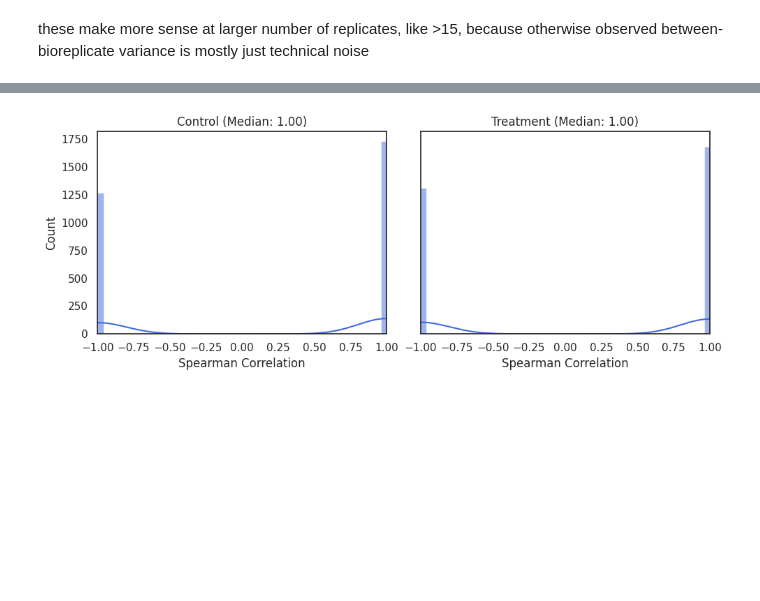
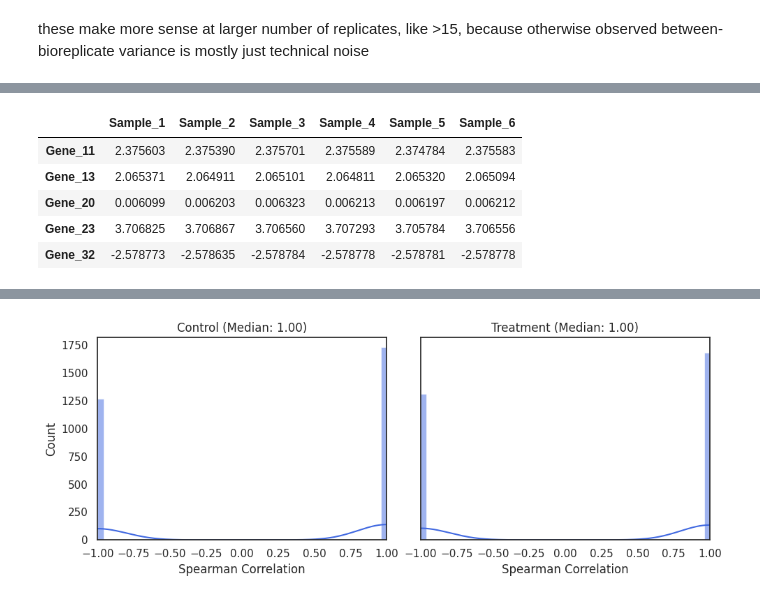
Before and after one commit to zavolanlab/zavolab_pyutils, a Jupyter notebook: test_module.ipynb, the cells around one changed output, grey strips where cells are left out. Drawn from its saved outputs; the diff is of its cells as text; code cells hidden in the pictures; blank space fills up the shorter version.

```diff
--- a/test_module.ipynb
+++ b/test_module.ipynb
@@ -256,0 +265,10 @@ KeyError: "['Sample_5', 'Sample_6'] not in index"
+# %%
+indices = list(sanity_plot_data.loc[sanity_plot_data['log10_cv']<(-3.5)]['gene'])
+sanity_norm_counts_df.loc[indices].head()
+# %% [output]
+|  | Sample_1 | Sample_2 | Sample_3 | Sample_4 | Sample_5 | Sample_6 |
+| Gene_11 | 2.375603 | 2.375390 | 2.375701 | 2.375589 | 2.374784 | 2.375583 |
+| Gene_13 | 2.065371 | 2.064911 | 2.065101 | 2.064811 | 2.065320 | 2.065094 |
+| Gene_20 | 0.006099 | 0.006203 | 0.006323 | 0.006213 | 0.006197 | 0.006212 |
+| Gene_23 | 3.706825 | 3.706867 | 3.706560 | 3.707293 | 3.705784 | 3.706556 |
+| Gene_32 | -2.578773 | -2.578635 | -2.578784 | -2.578778 | -2.578781 | -2.578778 |
```
Also changed, not shown: parts of 22 cells of this notebook, 9 other files.
